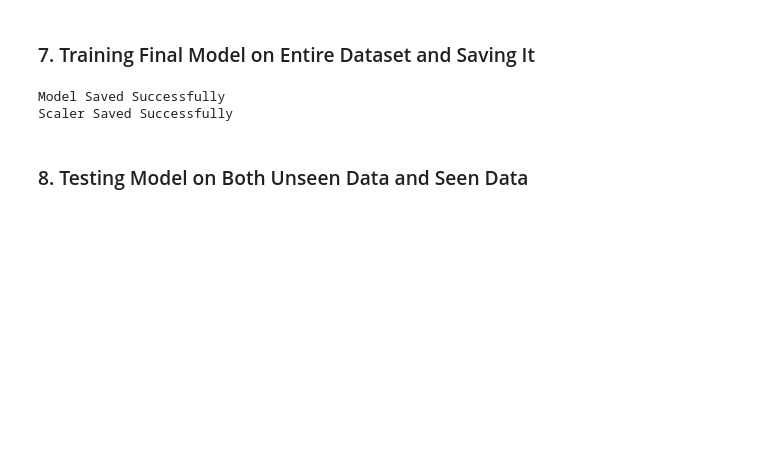
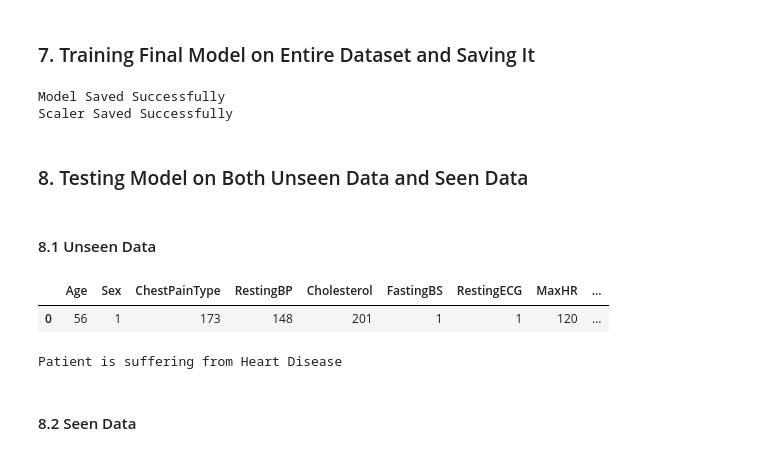
Before and after one commit to AnubhavYadavBCA25/CodeClause-Internship, a Jupyter notebook: Golden Level (Task 3)/notebooks/ML_Model_Heart_Disease_Pred.ipynb, the cells around one changed output. Drawn from its saved outputs; the diff is of its cells as text; code cells hidden in the pictures; blank space fills up the shorter version.

Commit message:
Task 3: Unseen data testing complete

```diff
--- a/Golden Level (Task 3)/notebooks/ML_Model_Heart_Disease_Pred.ipynb
+++ b/Golden Level (Task 3)/notebooks/ML_Model_Heart_Disease_Pred.ipynb
@@ -255,3 +255,33 @@ Model Saved Successfully
 Scaler Saved Successfully
 # %% [markdown]
 ### 8. Testing Model on Both Unseen Data and Seen Data
+# %% [markdown]
+#### 8.1 Unseen Data
+# %%
+model = joblib.load('artifacts/extra_trees_model.pkl')
+scaler = joblib.load('artifacts/scaler.pkl')
+
+new_data = {
+    'Age':56, 'Sex':1, 'ChestPainType':173, 'RestingBP':148, 'Cholesterol':201, 'FastingBS':1, 'RestingECG':1, 'MaxHR':120, 'ExerciseAngina':1,
+    'Oldpeak':1.7, 'ST_Slope':2
+}
+new_df = pd.DataFrame(new_data, index=[0])
+new_df
+# %% [output]
+|  | Age | Sex | ChestPainType | RestingBP | Cholesterol | FastingBS | RestingECG | MaxHR | ... |
+| 0 | 56 | 1 | 173 | 148 | 201 | 1 | 1 | 120 | ... |
+# %%
+# standardize the new data
+scaled_new_data = scaler.fit_transform(new_df)
+
+# prediction on new data
+prediction = model.predict(scaled_new_data)
+
+if prediction[0] == 1:
+    print("Patient is suffering from Heart Disease")
+else:
+    print("Patient is not suffering from Heart Disease")
+# %% [output]
+Patient is suffering from Heart Disease
+# %% [markdown]
+#### 8.2 Seen Data
```
Also changed, not shown: parts of 5 cells of this notebook.
